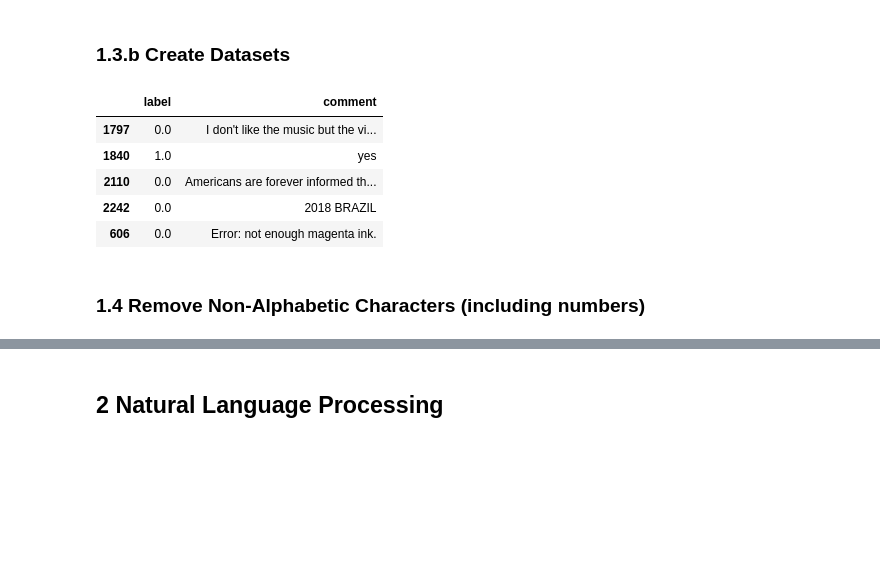
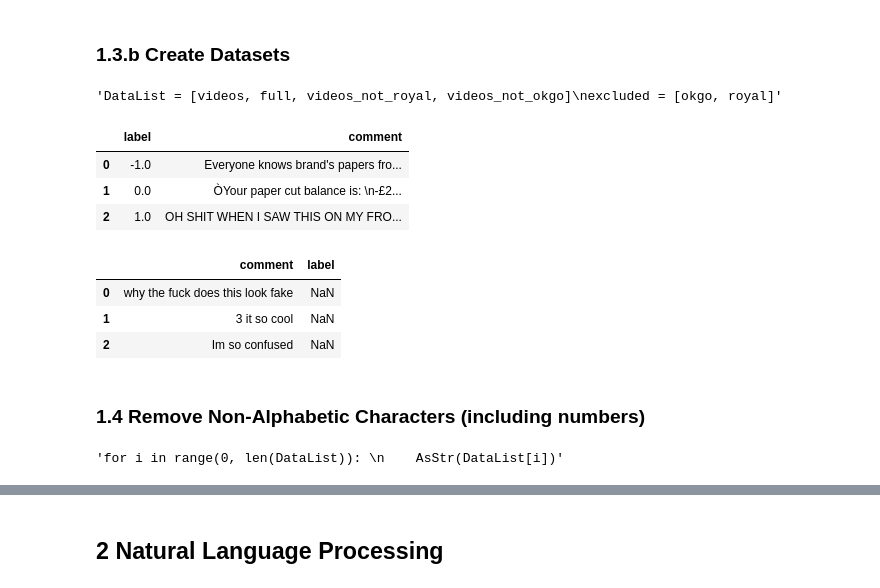
Before and after one commit to adonovan7/YoutubeAnalysis, a Jupyter notebook: Scripts/YouTubeProject.ipynb, the cells around one changed output, grey strips where cells are left out. Cells and saved outputs as stored; diff of their text form; code cells hidden in the pictures; blank space fills up the shorter version.

```diff
--- a/Scripts/YouTubeProject.ipynb
+++ b/Scripts/YouTubeProject.ipynb
@@ -35 +41,13 @@ tweets = pd.read_csv('data/twitter.csv', delimiter=",", skiprows=2, encoding='la
+# %%
+def fix_cols(DF):
+    DF = DF.iloc[:,:2]
+    DF.columns = ["label", "comment"]
+    return DF
+# %%
+okgo = fix_cols(okgo)
+trump = fix_cols(trump)
+swift = fix_cols(swift)
+royal = fix_cols(royal)
+paul = fix_cols(paul)
+tweets = fix_cols(tweets)
 # %%
@@ -38,7 +54,2 @@ tweets.columns = ["label", "comment"]
 tweets.label = tweets.label.replace({'positive': '1.0', 'negative':'-1.0', 'neutral': '0.0', 'irrelevant': '0.0'}, regex=True)
 tweets['label'] = pd.to_numeric(tweets['label'], errors='coerce')
-# %%
-blogs.columns = ["label", "comment"]
-blogs['label'] = pd.to_numeric(blogs['label'], errors='coerce')
-okgo = okgo.drop(okgo.columns[[2, 3]], axis =1).dropna()
-paul = paul.drop(["Unnamed: 2"], axis =1).dropna()
@@ -65,10 +67,5 @@ excluded = [okgo, royal]
-# %%
-data = videos.copy()
-data.sample(5)
-# %% [output]
-|  | label | comment |
-| 1797 | 0.0 | I don't like the music but the vi... |
-| 1840 | 1.0 | yes |
-| 2110 | 0.0 | Americans are forever informed th... |
-| 2242 | 0.0 | 2018 BRAZIL |
-| 606 | 0.0 | Error: not enough magenta ink. |
+# %%
+'''DataList = [videos, full, videos_not_royal, videos_not_okgo]
+excluded = [okgo, royal]'''
+# %% [output]
+'DataList = [videos, full, videos_not_royal, videos_not_okgo]\nexcluded = [okgo, royal]'
@@ -75,9 +74,25 @@ data.sample(5)
+# %%
+videos.head(3)
+# %% [output]
+|  | label | comment |
+| 0 | -1.0 | Everyone knows brand's papers fro... |
+| 1 | 0.0 | ÒYour paper cut balance is: \n-£2... |
+| 2 | 1.0 | OH SHIT WHEN I SAW THIS ON MY FRO... |
+# %%
+df.head(3)
+# %% [output]
+|  | comment | label |
+| 0 | why the fuck does this look fake | NaN |
+| 1 | 3 it so cool | NaN |
+| 2 | Im so confused | NaN |
 # %% [markdown]
 ### 1.4 Remove Non-Alphabetic Characters (including numbers)
 # %%
 def AsStr(DF):
     DF["comment"]= DF["comment"].astype(str)
 
-for i in range(0, len(DataList)):
-    AsStr(DataList[i])
+'''for i in range(0, len(DataList)):
+    AsStr(DataList[i])'''
+# %% [output]
+'for i in range(0, len(DataList)): \n    AsStr(DataList[i])'
 # %%
```
Also changed, not shown: parts of 121 cells of this notebook, 36 other files.
